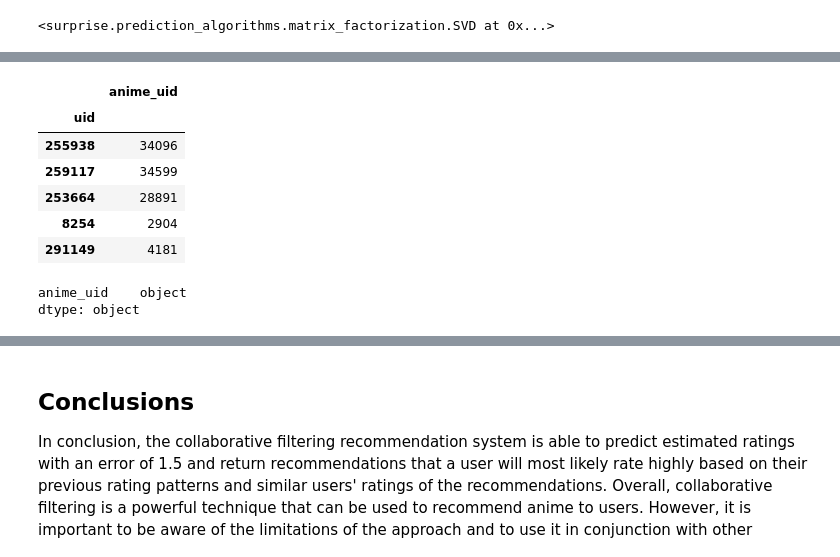
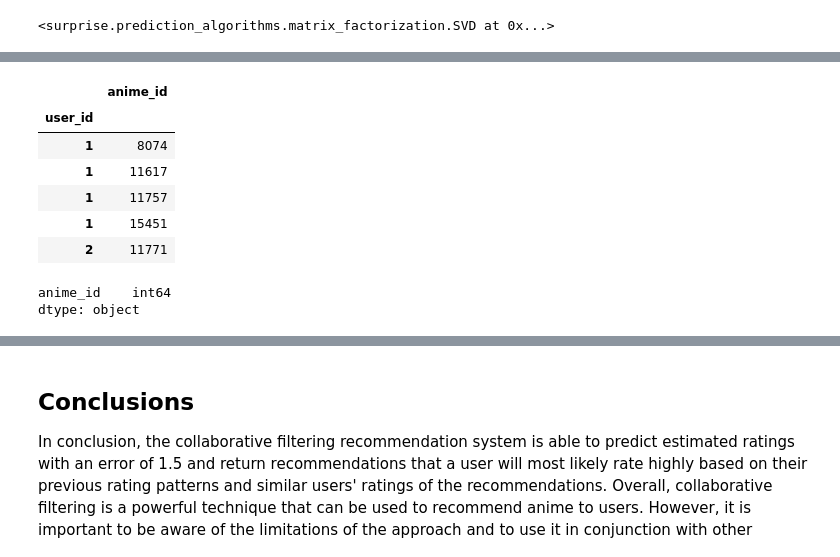
Before and after one commit to claragiurgiu/Anime-Recommendations, a Jupyter notebook: Collaborative_Filtering.ipynb, the cells around one changed output, grey strips where cells are left out. Saved outputs shown, nothing was run; the diff lists cells and outputs as text; code cells hidden in the pictures.

```diff
--- a/Collaborative_Filtering.ipynb
+++ b/Collaborative_Filtering.ipynb
@@ -409,17 +388,17 @@ Name: 13983, dtype: object
 # %%
-user_ids = reviews.set_index('uid')
-user_ids.drop(columns=['score'], inplace=True)
+user_ids = reviews.set_index('user_id')
+user_ids.drop(columns=['Unnamed: 0', 'rating'], inplace=True)
 user_ids.head()
 # %% [output]
-|  | anime_uid |
-| uid |  |
-| 255938 | 34096 |
-| 259117 | 34599 |
-| 253664 | 28891 |
-| 8254 | 2904 |
-| 291149 | 4181 |
+|  | anime_id |
+| user_id |  |
+| 1 | 8074 |
+| 1 | 11617 |
+| 1 | 11757 |
+| 1 | 15451 |
+| 2 | 11771 |
 # %%
 user_ids.dtypes
 # %% [output]
-anime_uid    object
+anime_id    int64
 dtype: object
```
Also changed, not shown: parts of 32 cells of this notebook, 4 other files.
